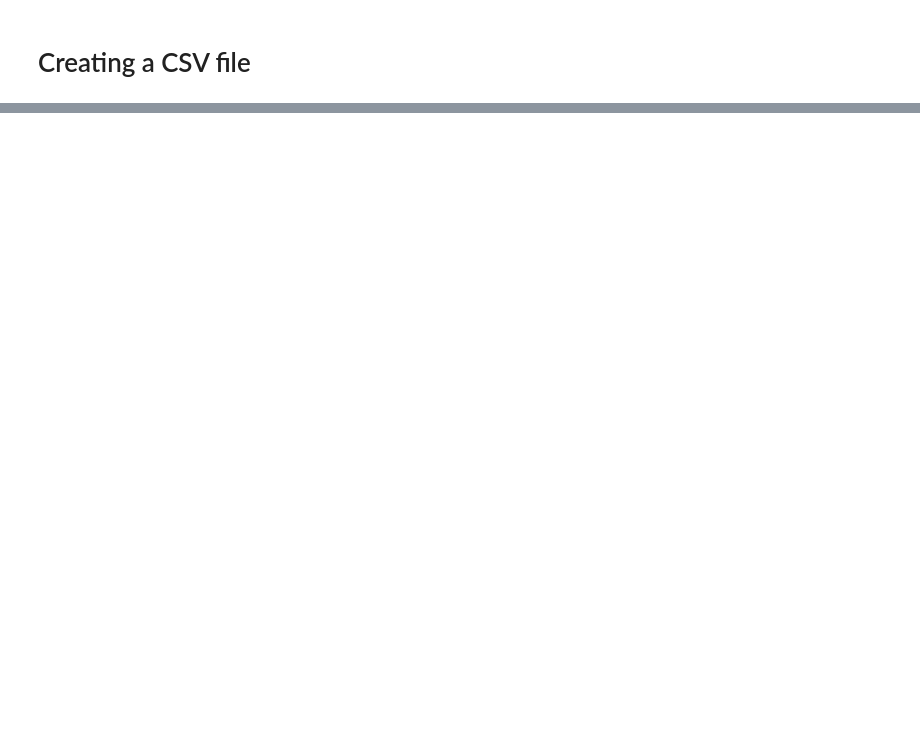
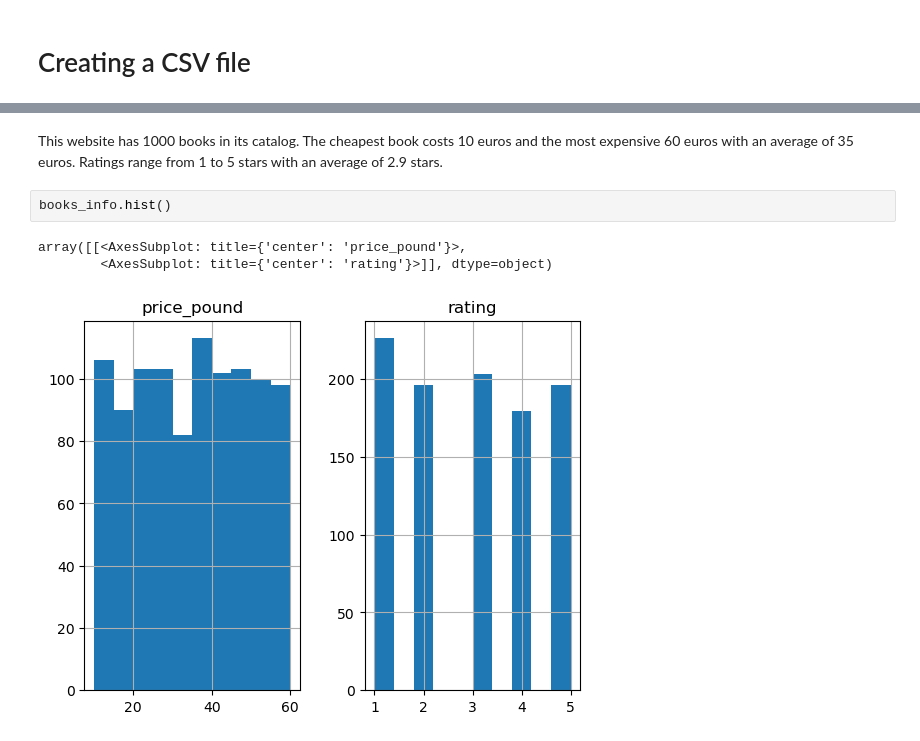
Before and after one commit to lilifull/Brief_14_Cyber_Detective, a Jupyter notebook: cyber_detective.ipynb, the cells around one changed output, grey strips where cells are left out. Saved outputs shown, nothing was run; the diff lists cells and outputs as text; blank space fills up the shorter version.

```diff
--- a/cyber_detective.ipynb
+++ b/cyber_detective.ipynb
@@ -337,0 +259,10 @@ scrape_multiple_pages(50).to_csv('SCB.csv',index = None)
+# %% [markdown]
+This website has 1000 books in its catalog.
+The cheapest book costs 10 euros and the most expensive 60 euros with an average of 35 euros.
+Ratings range from 1 to 5 stars with an average of 2.9 stars.
+# %%
+books_info.hist()
+# %% [output]
+array([[<AxesSubplot: title={'center': 'price_pound'}>,
+        <AxesSubplot: title={'center': 'rating'}>]], dtype=object)
+[figure, added]
```
Also changed, not shown: parts of 38 cells of this notebook, 1 other file.
